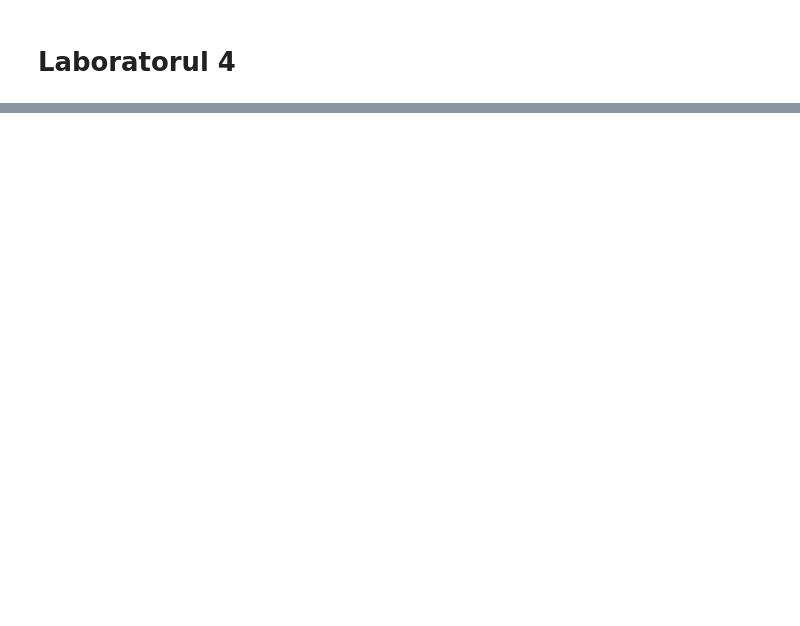
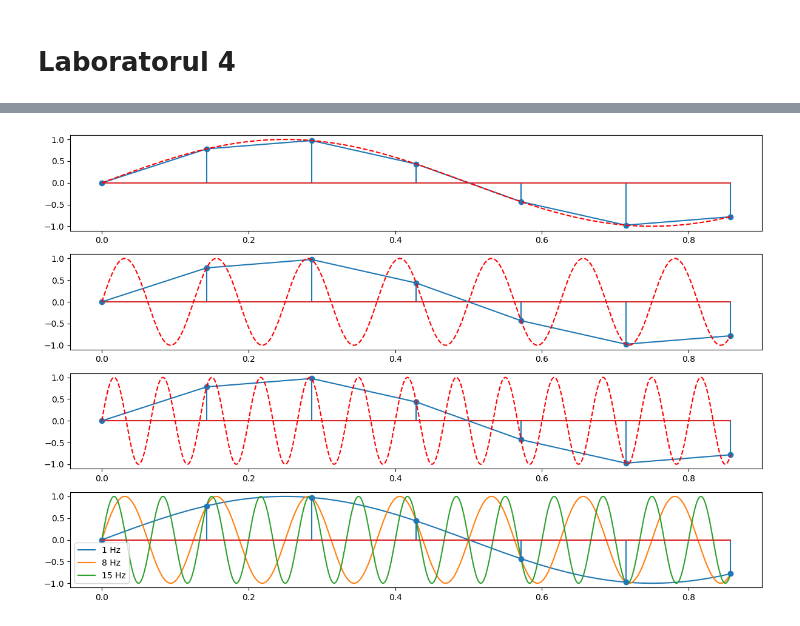
Before and after one commit to Robyss/Procesarea-Semnalelor, a Jupyter notebook: lab04/lab.ipynb, the cells around one changed output, grey strips where cells are left out. Saved outputs shown, nothing was run; the diff lists cells and outputs as text; code cells hidden in the pictures; blank space fills up the shorter version.

```diff
--- a/lab04/lab.ipynb
+++ b/lab04/lab.ipynb
@@ -48,0 +61,28 @@ plt.show()
+# %%
+f0 = 1  # Frecvența semnalului
+fs = 7  # Frecvența de eșantionare sub Nyquist (2 * f0)
+t = np.linspace(0, 1, fs, endpoint=False)
+x = np.sin(2 * np.pi * f0 * t)
+
+t_continuu = np.linspace(0, 1 - 1/fs, 1000)
+
+k = [0, 1, 2]   # f0 + k * fs
+fig, axs = plt.subplots(4, 1, figsize=(12, 8))
+
+for i, ki in enumerate(k):
+    fi = f0 + ki * fs
+    semnal = np.sin(2 * np.pi * fi * t)
+    semnal_continuu = np.sin(2 * np.pi * fi * t_continuu)
+
+    axs[i].stem(t, semnal)
+    axs[i].plot(t, semnal)
+    axs[i].plot(t_continuu, semnal_continuu, 'r--')
+    axs[3].plot(t_continuu, semnal_continuu, label=f'{f0 + ki * fs} Hz', color=f'C{i}')
+
+axs[3].stem(t, x)
+axs[3].legend()
+plt.tight_layout()
+plt.show()
+# fig.savefig('2.pdf')
+# %% [output]
+[figure, added]
```
Also changed, not shown: parts of 23 cells of this notebook, 11 other files.
